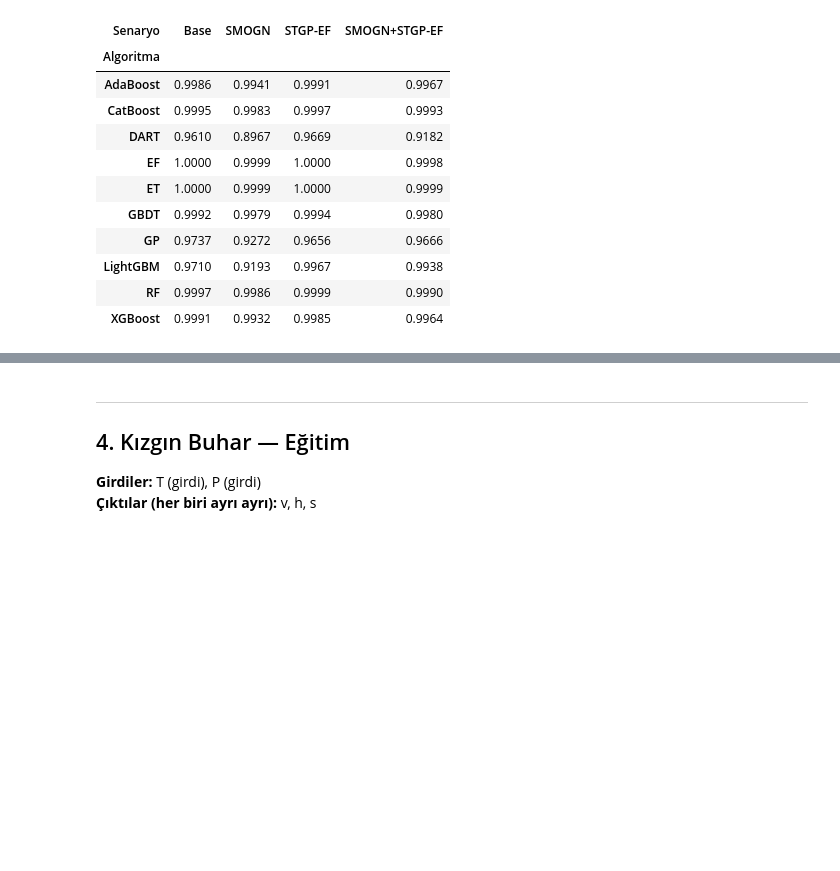
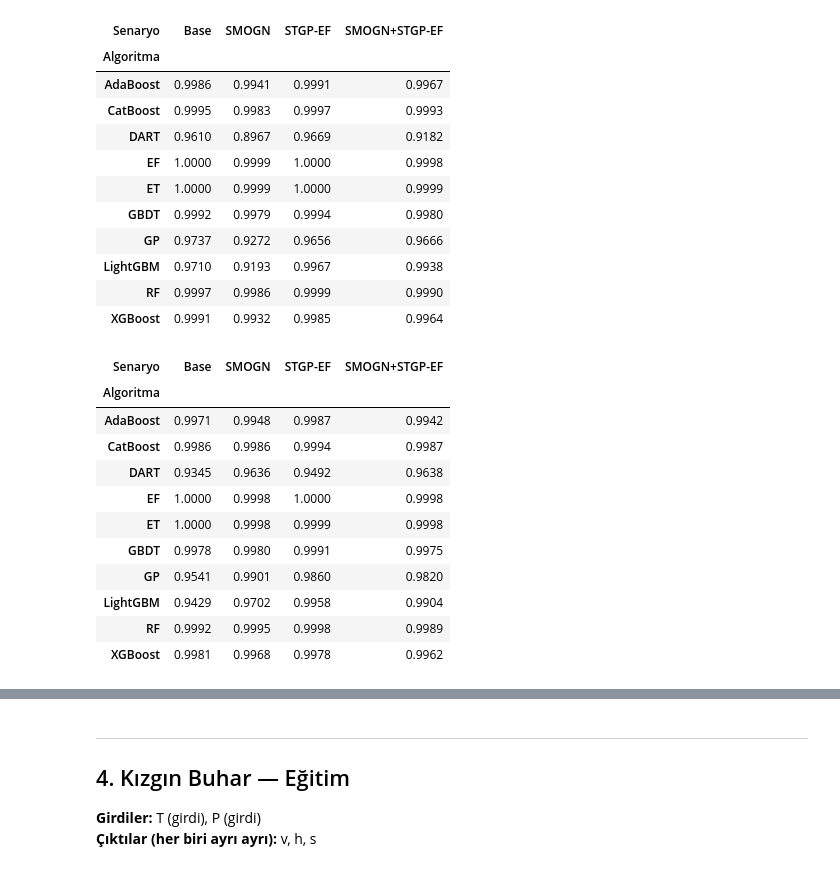
Before and after one commit to suleymangzy/Data-Engineering, a Jupyter notebook: Model_Training.ipynb, the cells around one changed output, grey strips where cells are left out. Saved outputs shown, nothing was run; the diff lists cells and outputs as text; code cells hidden in the pictures; blank space fills up the shorter version.

```diff
--- a/Model_Training.ipynb
+++ b/Model_Training.ipynb
@@ -284,3 +270,18 @@ target_summary(df_doymus_results, 'P(çıktı)')
 | LightGBM | 0.9710 | 0.9193 | 0.9967 | 0.9938 |
 | RF | 0.9997 | 0.9986 | 0.9999 | 0.9990 |
 | XGBoost | 0.9991 | 0.9932 | 0.9985 | 0.9964 |
+# %%
+target_summary(df_doymus_results, 'v sıvı (çıktı)')
+# %% [output]
+| Senaryo | Base | SMOGN | STGP-EF | SMOGN+STGP-EF |
+| Algoritma |  |  |  |  |
+| AdaBoost | 0.9971 | 0.9948 | 0.9987 | 0.9942 |
+| CatBoost | 0.9986 | 0.9986 | 0.9994 | 0.9987 |
+| DART | 0.9345 | 0.9636 | 0.9492 | 0.9638 |
+| EF | 1.0000 | 0.9998 | 1.0000 | 0.9998 |
+| ET | 1.0000 | 0.9998 | 0.9999 | 0.9998 |
+| GBDT | 0.9978 | 0.9980 | 0.9991 | 0.9975 |
+| GP | 0.9541 | 0.9901 | 0.9860 | 0.9820 |
+| LightGBM | 0.9429 | 0.9702 | 0.9958 | 0.9904 |
+| RF | 0.9992 | 0.9995 | 0.9998 | 0.9989 |
+| XGBoost | 0.9981 | 0.9968 | 0.9978 | 0.9962 |
```
Also changed, not shown: parts of 24 cells of this notebook, 5 other files.
